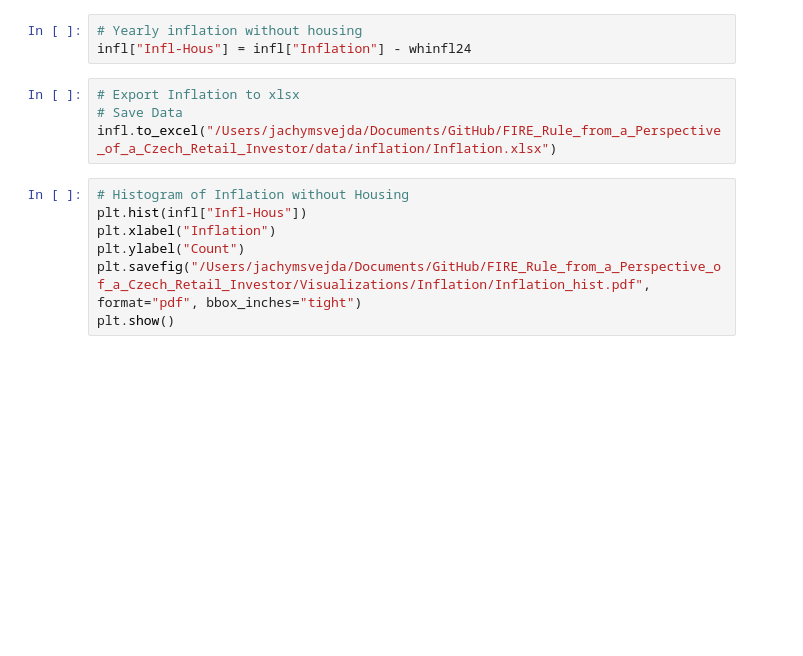
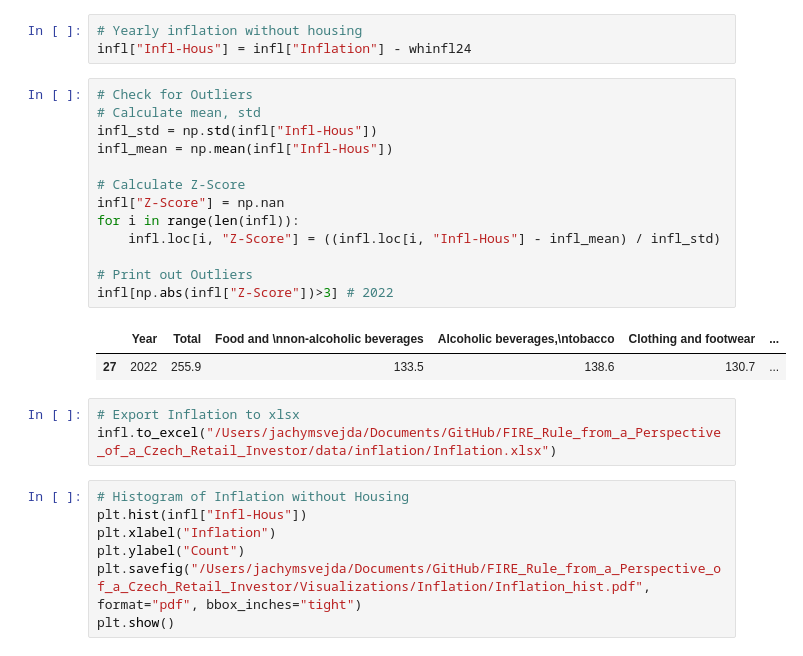
Before and after one commit to JachymS/FIRE_Rule_from_a_Perspective_of_a_Czech_Retail_Investor, a Jupyter notebook: processing/Inflation.ipynb, the cells around one changed output. Drawn from its saved outputs; the diff is of its cells as text; blank space fills up the shorter version.

```diff
--- a/processing/Inflation.ipynb
+++ b/processing/Inflation.ipynb
@@ -64,9 +64,24 @@ Inflation of housing contributes to total inflation by 0.1158%
 # %%
 # Yearly inflation without housing
 infl["Infl-Hous"] = infl["Inflation"] - whinfl24
+# %%
+# Check for Outliers
+# Calculate mean, std
+infl_std = np.std(infl["Infl-Hous"])
+infl_mean = np.mean(infl["Infl-Hous"])
+
+# Calculate Z-Score
+infl["Z-Score"] = np.nan
+for i in range(len(infl)):
+    infl.loc[i, "Z-Score"] = ((infl.loc[i, "Infl-Hous"] - infl_mean) / infl_std)
+
+# Print out Outliers
+infl[np.abs(infl["Z-Score"])>3] # 2022
+# %% [output]
+|  | Year | Total | Food and \nnon-alcoholic beverages | Alcoholic beverages,\ntobacco | Clothing and footwear | ... |
+| 27 | 2022 | 255.9 | 133.5 | 138.6 | 130.7 | ... |
 # %%
 # Export Inflation to xlsx
-# Save Data
 infl.to_excel("/Users/jachymsvejda/Documents/GitHub/FIRE_Rule_from_a_Perspective_of_a_Czech_Retail_Investor/data/inflation/Inflation.xlsx")
 # %%
 # Histogram of Inflation without Housing
```
Also changed, not shown: 3 other files.
